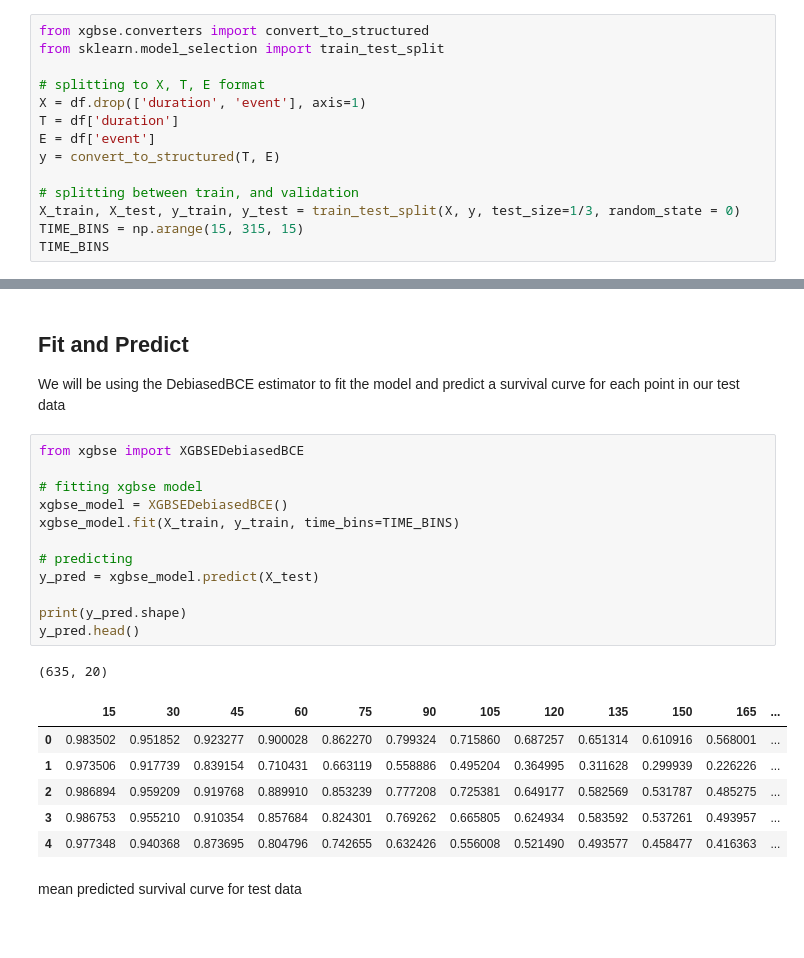
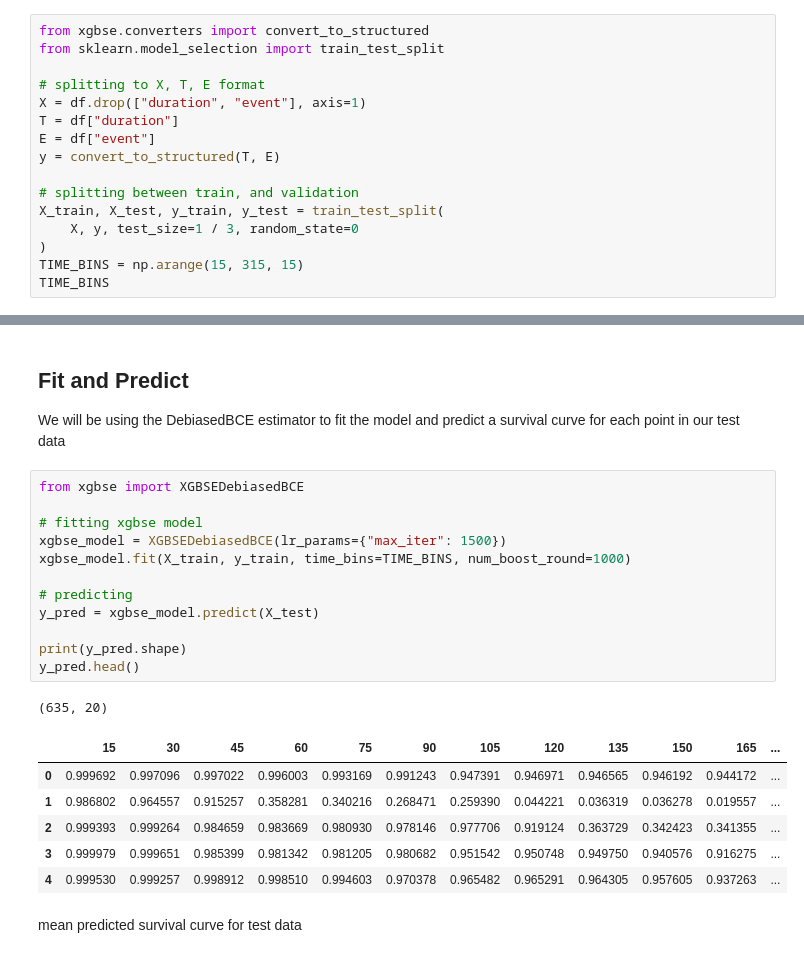
Before and after one commit to loft-br/xgboost-survival-embeddings, a Jupyter notebook: examples/basic_usage.ipynb, the cells around one changed output, grey strips where cells are left out. Saved outputs shown, nothing was run; the diff lists cells and outputs as text.

```diff
--- a/examples/basic_usage.ipynb
+++ b/examples/basic_usage.ipynb
@@ -32,13 +31,15 @@ from xgbse.converters import convert_to_structured
 from sklearn.model_selection import train_test_split
 
 # splitting to X, T, E format
-X = df.drop(['duration', 'event'], axis=1)
-T = df['duration']
-E = df['event']
+X = df.drop(["duration", "event"], axis=1)
+T = df["duration"]
+E = df["event"]
 y = convert_to_structured(T, E)
 
 # splitting between train, and validation
-X_train, X_test, y_train, y_test = train_test_split(X, y, test_size=1/3, random_state = 0)
+X_train, X_test, y_train, y_test = train_test_split(
+    X, y, test_size=1 / 3, random_state=0
+)
 TIME_BINS = np.arange(15, 315, 15)
 TIME_BINS
 # %% [output]
@@ -51,23 +52,23 @@ We will be using the DebiasedBCE estimator to fit the model and predict a surviv
 # %%
 from xgbse import XGBSEDebiasedBCE
 
 # fitting xgbse model
-xgbse_model = XGBSEDebiasedBCE()
-xgbse_model.fit(X_train, y_train, time_bins=TIME_BINS)
+xgbse_model = XGBSEDebiasedBCE(lr_params={"max_iter": 1500})
+xgbse_model.fit(X_train, y_train, time_bins=TIME_BINS, num_boost_round=1000)
 
 # predicting
 y_pred = xgbse_model.predict(X_test)
 
 print(y_pred.shape)
 y_pred.head()
 # %% [output]
 (635, 20)
 |  | 15 | 30 | 45 | 60 | 75 | 90 | 105 | 120 | 135 | 150 | 165 | ... |
-| 0 | 0.983502 | 0.951852 | 0.923277 | 0.900028 | 0.862270 | 0.799324 | 0.715860 | 0.687257 | 0.651314 | 0.610916 | 0.568001 | ... |
-| 1 | 0.973506 | 0.917739 | 0.839154 | 0.710431 | 0.663119 | 0.558886 | 0.495204 | 0.364995 | 0.311628 | 0.299939 | 0.226226 | ... |
-| 2 | 0.986894 | 0.959209 | 0.919768 | 0.889910 | 0.853239 | 0.777208 | 0.725381 | 0.649177 | 0.582569 | 0.531787 | 0.485275 | ... |
-| 3 | 0.986753 | 0.955210 | 0.910354 | 0.857684 | 0.824301 | 0.769262 | 0.665805 | 0.624934 | 0.583592 | 0.537261 | 0.493957 | ... |
-| 4 | 0.977348 | 0.940368 | 0.873695 | 0.804796 | 0.742655 | 0.632426 | 0.556008 | 0.521490 | 0.493577 | 0.458477 | 0.416363 | ... |
+| 0 | 0.999692 | 0.997096 | 0.997022 | 0.996003 | 0.993169 | 0.991243 | 0.947391 | 0.946971 | 0.946565 | 0.946192 | 0.944172 | ... |
+| 1 | 0.986802 | 0.964557 | 0.915257 | 0.358281 | 0.340216 | 0.268471 | 0.259390 | 0.044221 | 0.036319 | 0.036278 | 0.019557 | ... |
+| 2 | 0.999393 | 0.999264 | 0.984659 | 0.983669 | 0.980930 | 0.978146 | 0.977706 | 0.919124 | 0.363729 | 0.342423 | 0.341355 | ... |
+| 3 | 0.999979 | 0.999651 | 0.985399 | 0.981342 | 0.981205 | 0.980682 | 0.951542 | 0.950748 | 0.949750 | 0.940576 | 0.916275 | ... |
+| 4 | 0.999530 | 0.999257 | 0.998912 | 0.998510 | 0.994603 | 0.970378 | 0.965482 | 0.965291 | 0.964305 | 0.957605 | 0.937263 | ... |
 # %% [markdown]
 mean predicted survival curve for test data
 # %%
```
Also changed, not shown: parts of 6 cells of this notebook, 4 other files.
